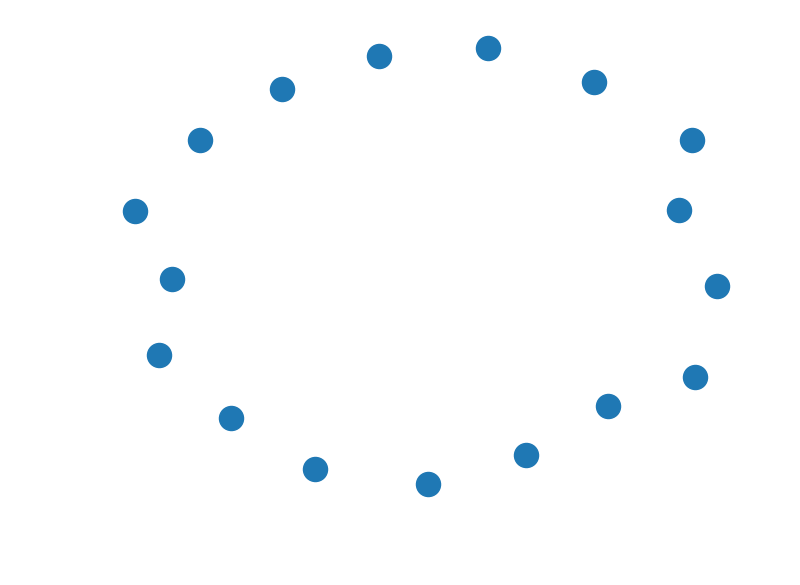
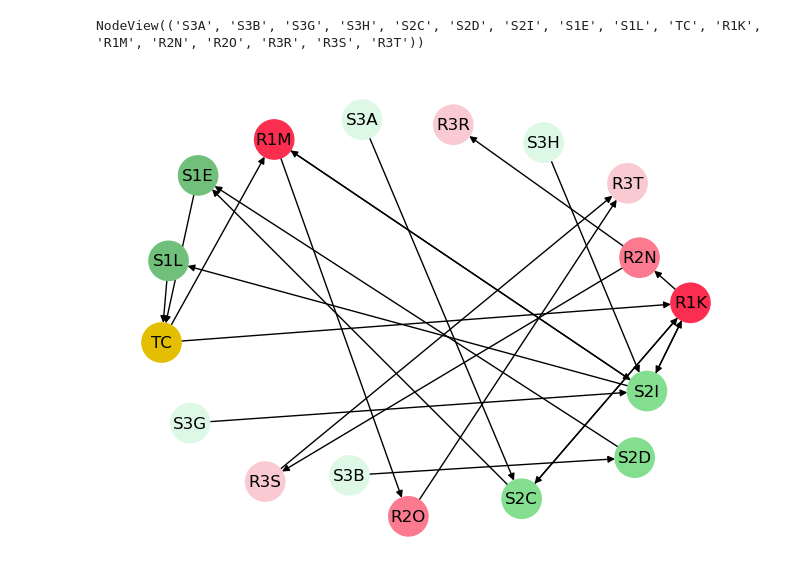
Before and after one commit to ComTDK/GNN_Ricci, a Jupyter notebook: Ricci_Curvature_Graph_Instance.ipynb, the cells around one changed output. Saved outputs shown, nothing was run; the diff lists cells and outputs as text; code cells hidden in the pictures; blank space fills up the shorter version.

Commit message:
Instantiate Graph with color without weights

```diff
--- a/Ricci_Curvature_Graph_Instance.ipynb
+++ b/Ricci_Curvature_Graph_Instance.ipynb
@@ -30,4 +3,0 @@ G.add_node("R3T")
-# %%
-nx.draw(G)
-# %% [output]
-[figure, removed]
@@ -33,0 +23,39 @@ nx.draw(G)
+# %%
+G.add_edge("S3A", "S2C")
+G.add_edge("S3B", "S2D")
+G.add_edge("S3G", "S2I")
+G.add_edge("S3H", "S2I")
+
+G.add_edge("S2C", "S1E")
+G.add_edge("S2C", "R1K")
+G.add_edge("R1K", "S2C")
+G.add_edge("S2D", "S1E")
+G.add_edge("S2I", "S1L")
+G.add_edge("S2I", "R1K")
+G.add_edge("R1K", "S2I")
+G.add_edge("S2I", "R1M")
+G.add_edge("R1M", "S2I")
+G.add_edge("S1E", "TC")
+G.add_edge("S1L", "TC")
+
+G.add_edge("TC", "R1K")
+G.add_edge("TC", "R1M")
+
+G.add_edge("R1K", "R2N")
+G.add_edge("R1M", "R2O")
+
+G.add_edge("R2N", "R3R")
+G.add_edge("R2N", "R3S")
+G.add_edge("R2O", "R3T")
+
+G.add_edge("R3S", "R3T")
+
+pos = nx.spring_layout(G, k=10)
+G.nodes()
+# %% [output]
+NodeView(('S3A', 'S3B', 'S3G', 'S3H', 'S2C', 'S2D', 'S2I', 'S1E', 'S1L', 'TC', 'R1K', 'R1M', 'R2N', 'R2O', 'R3R', 'R3S', 'R3T'))
+# %%
+nx.draw(G, pos, with_labels=True, node_color = nodeColor, node_size=800)
+plt.show()
+# %% [output]
+[figure, added]
```
Also changed, not shown: parts of 2 cells of this notebook.
